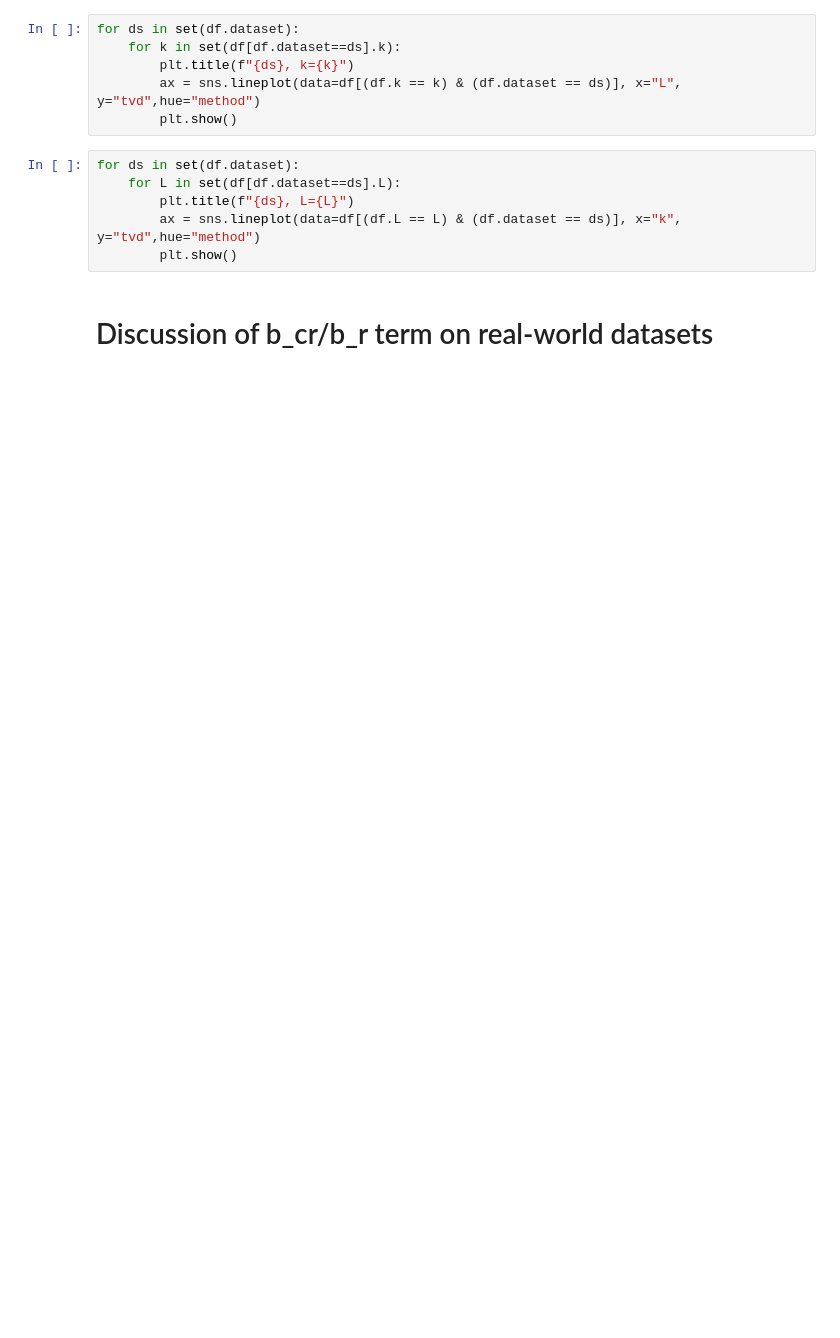
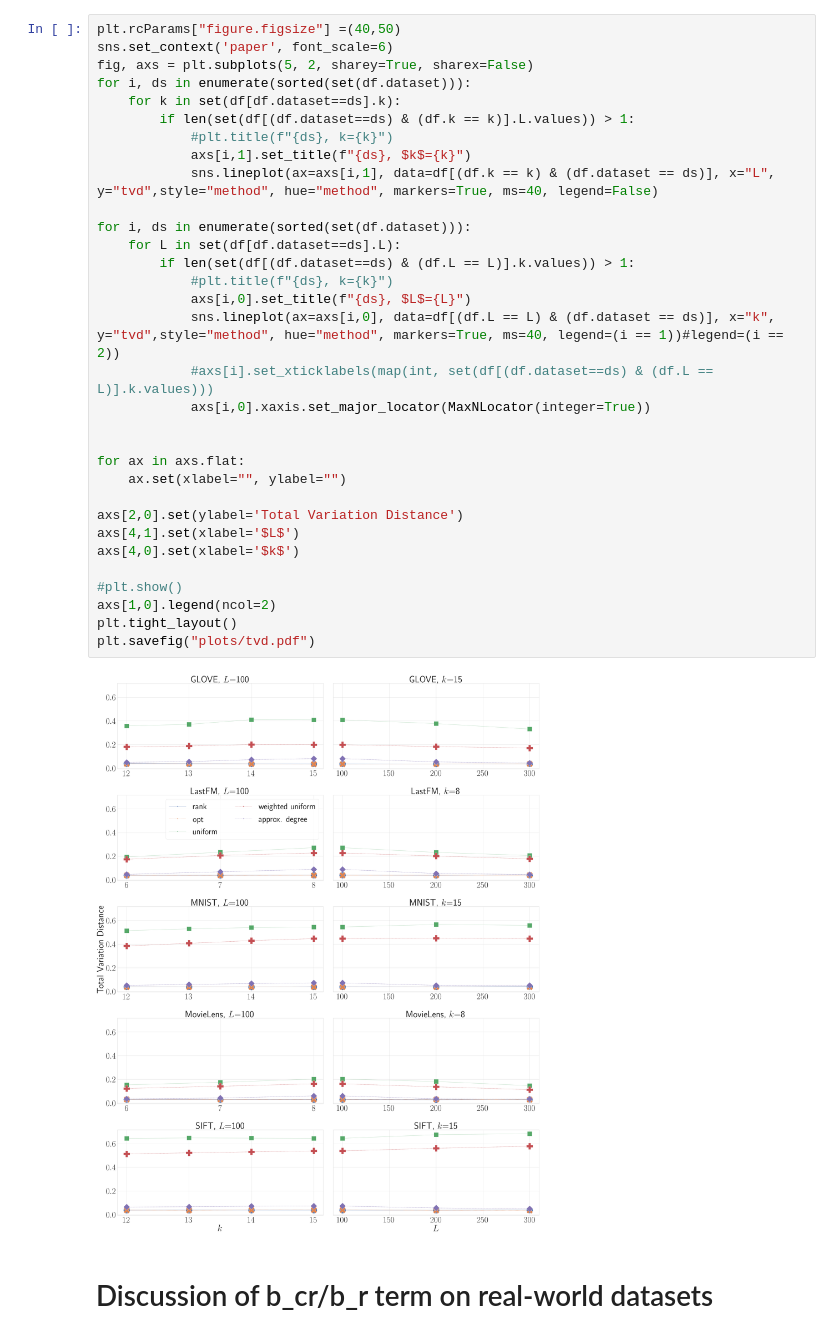
Before and after one commit to alfahaf/fair-nn, a Jupyter notebook: src/log.ipynb, the cells around one changed output. Saved outputs shown, nothing was run; the diff lists cells and outputs as text; blank space fills up the shorter version.

```diff
--- a/src/log.ipynb
+++ b/src/log.ipynb
@@ -27,15 +41,37 @@ df = pd.read_csv("exp.csv")
-# %%
-for ds in set(df.dataset):
-    for k in set(df[df.dataset==ds].k):
-        plt.title(f"{ds}, k={k}")
-        ax = sns.lineplot(data=df[(df.k == k) & (df.dataset == ds)], x="L", y="tvd",hue="method")
-        plt.show()
-# %%
-for ds in set(df.dataset):
-    for L in set(df[df.dataset==ds].L):
-        plt.title(f"{ds}, L={L}")
-        ax = sns.lineplot(data=df[(df.L == L) & (df.dataset == ds)], x="k", y="tvd",hue="method")
-        plt.show()
+# %%
+plt.rcParams["figure.figsize"] =(40,50)
+sns.set_context('paper', font_scale=6)
+fig, axs = plt.subplots(5, 2, sharey=True, sharex=False)
+for i, ds in enumerate(sorted(set(df.dataset))):
+    for k in set(df[df.dataset==ds].k):
+        if len(set(df[(df.dataset==ds) & (df.k == k)].L.values)) > 1:
+            #plt.title(f"{ds}, k={k}")
+            axs[i,1].set_title(f"{ds}, $k$={k}")
+            sns.lineplot(ax=axs[i,1], data=df[(df.k == k) & (df.dataset == ds)], x="L", y="tvd",style="method", hue="method", markers=True, ms=40, legend=False)
+
+for i, ds in enumerate(sorted(set(df.dataset))):
+    for L in set(df[df.dataset==ds].L):
+        if len(set(df[(df.dataset==ds) & (df.L == L)].k.values)) > 1:
+            #plt.title(f"{ds}, k={k}")
+            axs[i,0].set_title(f"{ds}, $L$={L}")
+            sns.lineplot(ax=axs[i,0], data=df[(df.L == L) & (df.dataset == ds)], x="k", y="tvd",style="method", hue="method", markers=True, ms=40, legend=(i == 1))#legend=(i == 2))
+            #axs[i].set_xticklabels(map(int, set(df[(df.dataset==ds) & (df.L == L)].k.values)))
+            axs[i,0].xaxis.set_major_locator(MaxNLocator(integer=True))
+
+
+for ax in axs.flat:
+    ax.set(xlabel="", ylabel="")
+
+axs[2,0].set(ylabel='Total Variation Distance')
+axs[4,1].set(xlabel='$L$')
+axs[4,0].set(xlabel='$k$')
+
+#plt.show()
+axs[1,0].legend(ncol=2)
+plt.tight_layout()
+plt.savefig("plots/tvd.pdf")
+# %% [output]
+[figure, added]
 # %% [markdown]
 # Discussion of b_cr/b_r term on real-world datasets
 # %%
```
Also changed, not shown: parts of 15 cells of this notebook, 8 other files.
